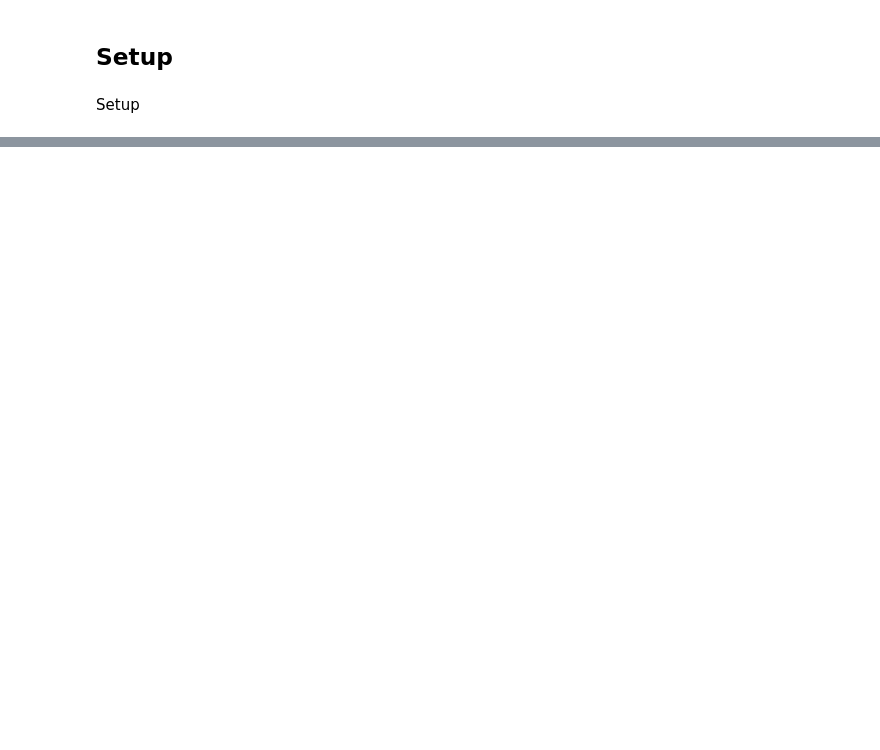
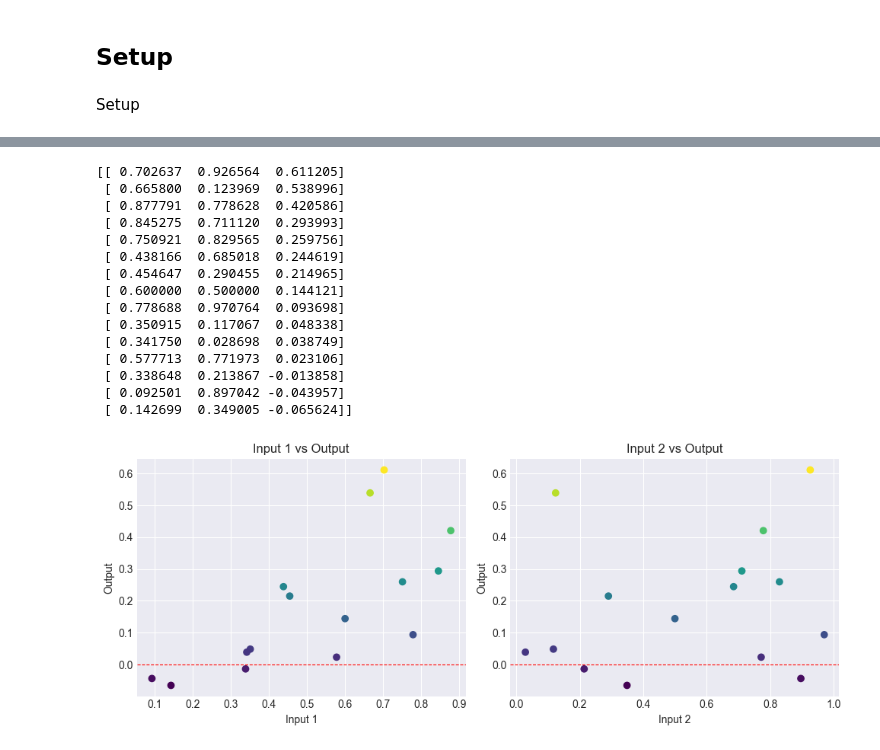
Before and after one commit to richardbatchelor/capstone, a Jupyter notebook: CapstoneVisualisation.ipynb, the cells around one changed output, grey strips where cells are left out. Saved outputs shown, nothing was run; the diff lists cells and outputs as text; code cells hidden in the pictures; blank space fills up the shorter version.

```diff
--- a/CapstoneVisualisation.ipynb
+++ b/CapstoneVisualisation.ipynb
@@ -239,0 +260,24 @@ plt.show()
+# %%
+f2_Inputs, f2_Outputs = combineInitialDataAndSubmissionsToDate(2)
+f2_inputOutput = np.column_stack((f2_Inputs, f2_Outputs))
+f2_inputOutputSorted = sortByLargestOutputDescending(f2_inputOutput)
+
+print(np.array2string(f2_inputOutputSorted, floatmode='fixed', precision=6))
+plot_input_vs_output(f2_inputOutputSorted)
+# %% [output]
+[[ 0.702637  0.926564  0.611205]
+ [ 0.665800  0.123969  0.538996]
+ [ 0.877791  0.778628  0.420586]
+ [ 0.845275  0.711120  0.293993]
+ [ 0.750921  0.829565  0.259756]
+ [ 0.438166  0.685018  0.244619]
+ [ 0.454647  0.290455  0.214965]
+ [ 0.600000  0.500000  0.144121]
+ [ 0.778688  0.970764  0.093698]
+ [ 0.350915  0.117067  0.048338]
+ [ 0.341750  0.028698  0.038749]
+ [ 0.577713  0.771973  0.023106]
+ [ 0.338648  0.213867 -0.013858]
+ [ 0.092501  0.897042 -0.043957]
+ [ 0.142699  0.349005 -0.065624]]
+[figure, added]
```
Also changed, not shown: parts of 13 cells of this notebook, 4 other files.
